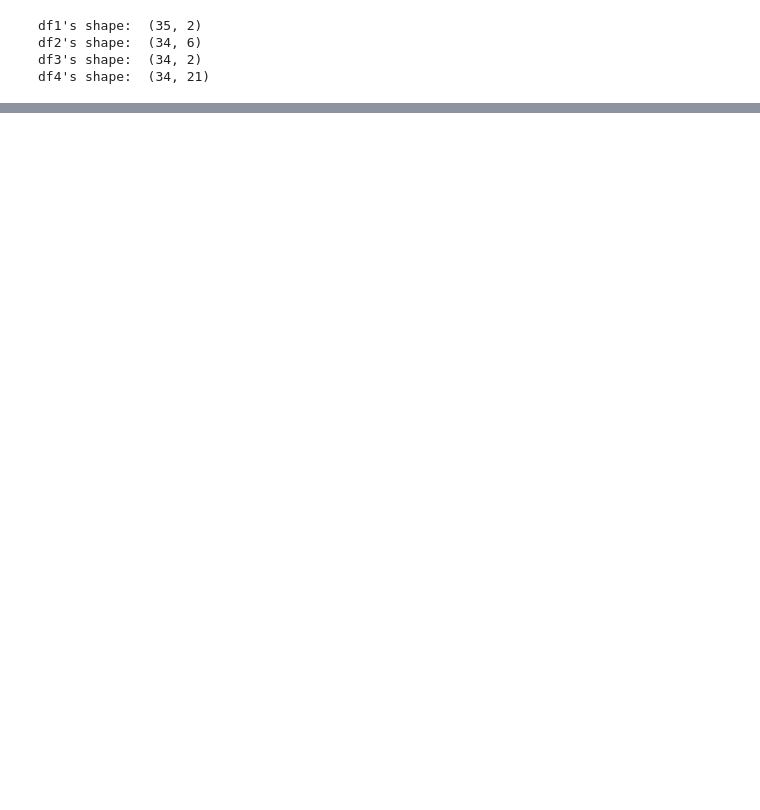
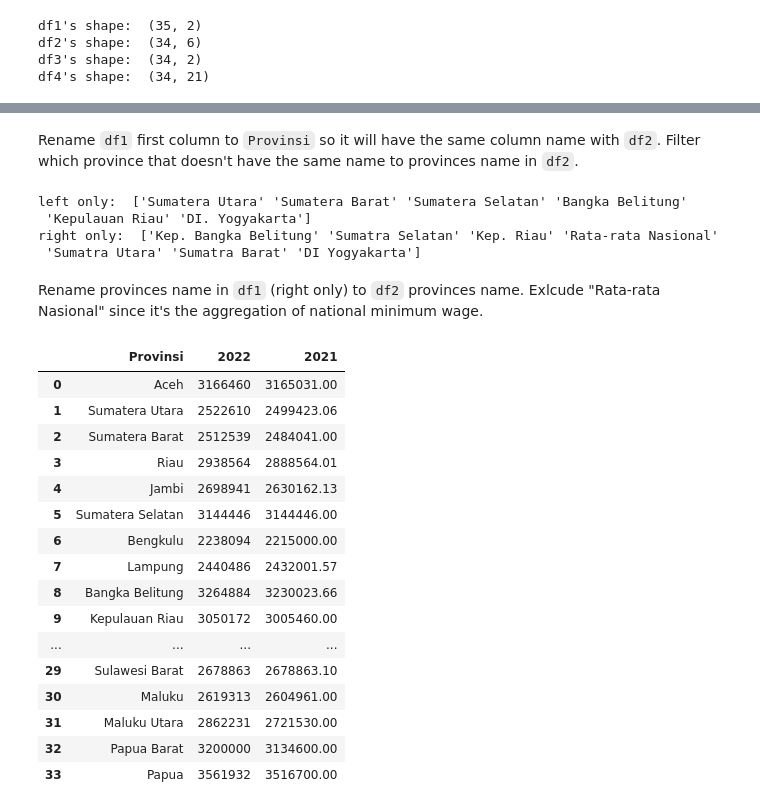
Before and after one commit to datawithalvin/indonesia-provinces-minimum-wage, a Jupyter notebook: notebooks/data-cleansing-and-preparation.ipynb, the cells around one changed output, grey strips where cells are left out. Saved outputs shown, nothing was run; the diff lists cells and outputs as text; code cells hidden in the pictures; blank space fills up the shorter version.

```diff
--- a/notebooks/data-cleansing-and-preparation.ipynb
+++ b/notebooks/data-cleansing-and-preparation.ipynb
@@ -59,0 +104,59 @@ df2.head()
+# %% [markdown]
+Rename `df1` first column to `Provinsi` so it will have the same column name with `df2`. Filter which province that doesn't have the same name to provinces name in `df2`.
+# %%
+# rename column
+df1 = df1.rename(columns={"nama_data":"Provinsi"})
+
+# merge the dataframes and display what provinces that only contain in the left and right dataframe
+right_merged = df2.merge(df1, on="Provinsi", how="right", indicator=True)
+left_merged = df2.merge(df1, on="Provinsi", how="left", indicator=True)
+
+# filter
+right_merged = right_merged[right_merged["_merge"]=="right_only"]
+left_merged = left_merged[left_merged["_merge"]=="left_only"]
+
+# display the fitlered data
+print("left only: ", left_merged["Provinsi"].unique())
+print("right only: ", right_merged["Provinsi"].unique())
+# %% [output]
+left only:  ['Sumatera Utara' 'Sumatera Barat' 'Sumatera Selatan' 'Bangka Belitung'
+ 'Kepulauan Riau' 'DI. Yogyakarta']
+right only:  ['Kep. Bangka Belitung' 'Sumatra Selatan' 'Kep. Riau' 'Rata-rata Nasional'
+ 'Sumatra Utara' 'Sumatra Barat' 'DI Yogyakarta']
+# %% [markdown]
+Rename provinces name in `df1` (right only) to `df2` provinces name. Exlcude "Rata-rata Nasional" since it's the aggregation of national minimum wage.
+# %%
+# rename the provinces name
+df1["Provinsi"] = df1["Provinsi"].replace({'Kep. Bangka Belitung':'Bangka Belitung', 'Sumatra Selatan':'Sumatera Selatan',
+                                          'Kep. Riau':'Kepulauan Riau','Sumatra Utara':'Sumatera Utara',
+                                           'Sumatra Barat':'Sumatera Barat', 'DI Yogyakarta':'DI. Yogyakarta'})
+
+# merge dataframes
+merged_df = df2.merge(df1, on="Provinsi", how="outer")
+
+# exclude neccesary record
+merged_df = merged_df[(merged_df["Provinsi"]=="Rata-rata Nasional")==False]
+
+# take only 2022 and 2021 column
+merged_df = merged_df[["Provinsi", 2022, 2021]]
+
+# display the result
+merged_df
+# %% [output]
+|  | Provinsi | 2022 | 2021 |
+| 0 | Aceh | 3166460 | 3165031.00 |
+| 1 | Sumatera Utara | 2522610 | 2499423.06 |
+| 2 | Sumatera Barat | 2512539 | 2484041.00 |
+| 3 | Riau | 2938564 | 2888564.01 |
+| 4 | Jambi | 2698941 | 2630162.13 |
+| 5 | Sumatera Selatan | 3144446 | 3144446.00 |
+| 6 | Bengkulu | 2238094 | 2215000.00 |
+| 7 | Lampung | 2440486 | 2432001.57 |
+| 8 | Bangka Belitung | 3264884 | 3230023.66 |
+| 9 | Kepulauan Riau | 3050172 | 3005460.00 |
+| ... | ... | ... | ... |
+| 29 | Sulawesi Barat | 2678863 | 2678863.10 |
+| 30 | Maluku | 2619313 | 2604961.00 |
+| 31 | Maluku Utara | 2862231 | 2721530.00 |
+| 32 | Papua Barat | 3200000 | 3134600.00 |
+| 33 | Papua | 3561932 | 3516700.00 |
```
Also changed, not shown: parts of 42 cells of this notebook, 3 other files.
